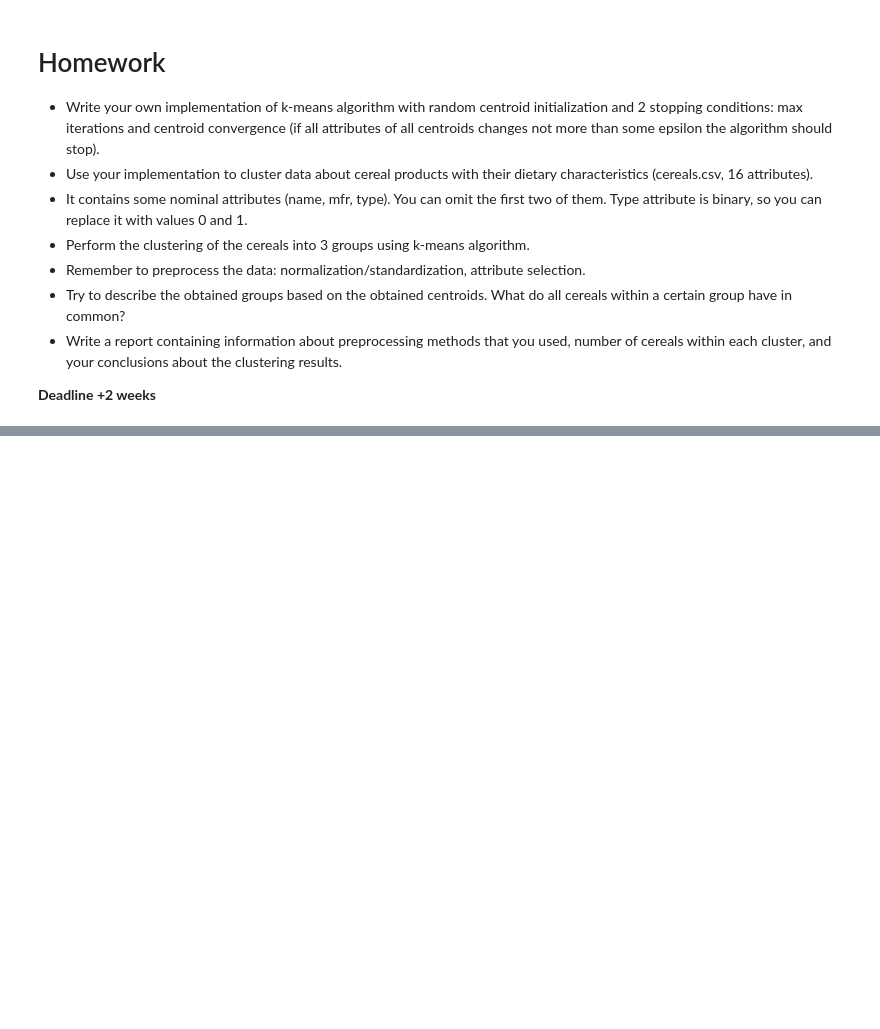
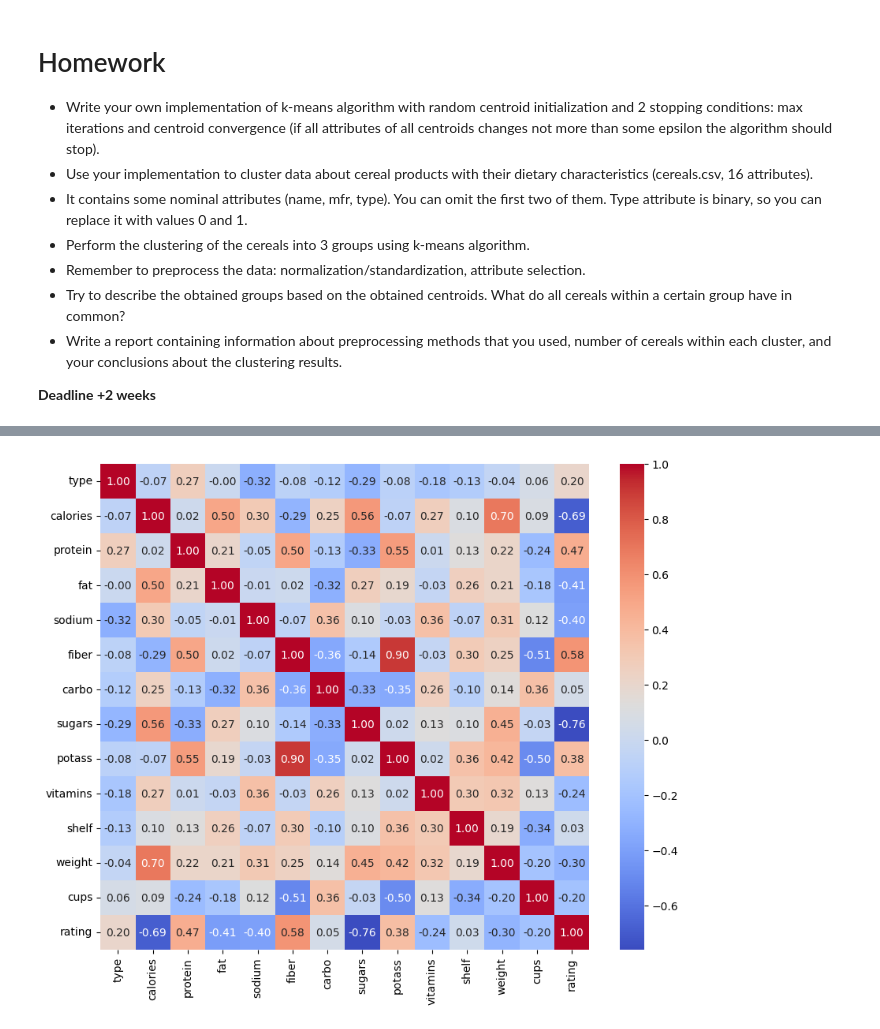
Before and after one commit to Michaszek224/wprowadzeniedosiecineuronowych, a Jupyter notebook: ml5/k-means_exercises.ipynb, the cells around one changed output, grey strips where cells are left out. Saved outputs shown, nothing was run; the diff lists cells and outputs as text; code cells hidden in the pictures; blank space fills up the shorter version.

```diff
--- a/ml5/k-means_exercises.ipynb
+++ b/ml5/k-means_exercises.ipynb
@@ -179,3 +308,11 @@ data.head()
 * Write a report containing information about preprocessing methods that you used, number of cereals within each cluster, and your conclusions about the clustering results.
 
 **Deadline +2 weeks**
+# %%
+df = pd.read_csv("cereal.csv")
+
+df_analiza = df.copy()
+
+df = df.drop(columns=["name", "mfr"])
+df["type"] = df["type"].map({"C": 0, "H": 1})
+df.head()
@@ -181,0 +346,8 @@ data.head()
+# %%
+import seaborn as sns
+
+plt.figure(figsize=(10, 8))
+sns.heatmap(df.corr(), annot=True, fmt=".2f", cmap="coolwarm")
+plt.show()
+# %% [output]
+[figure, added]
```
Also changed, not shown: parts of 22 cells of this notebook, 2 other files.
